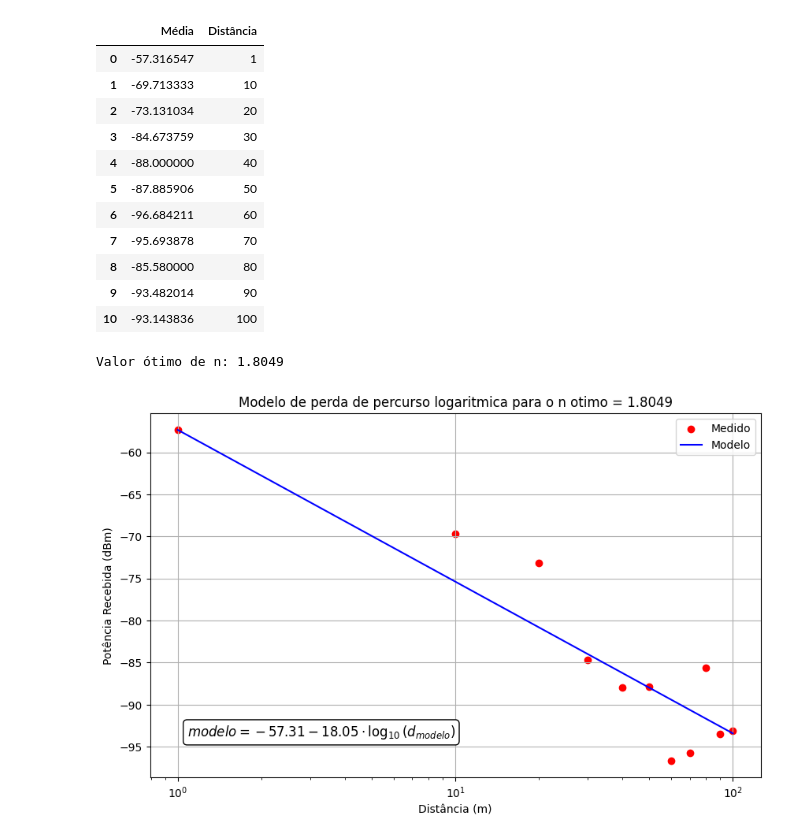
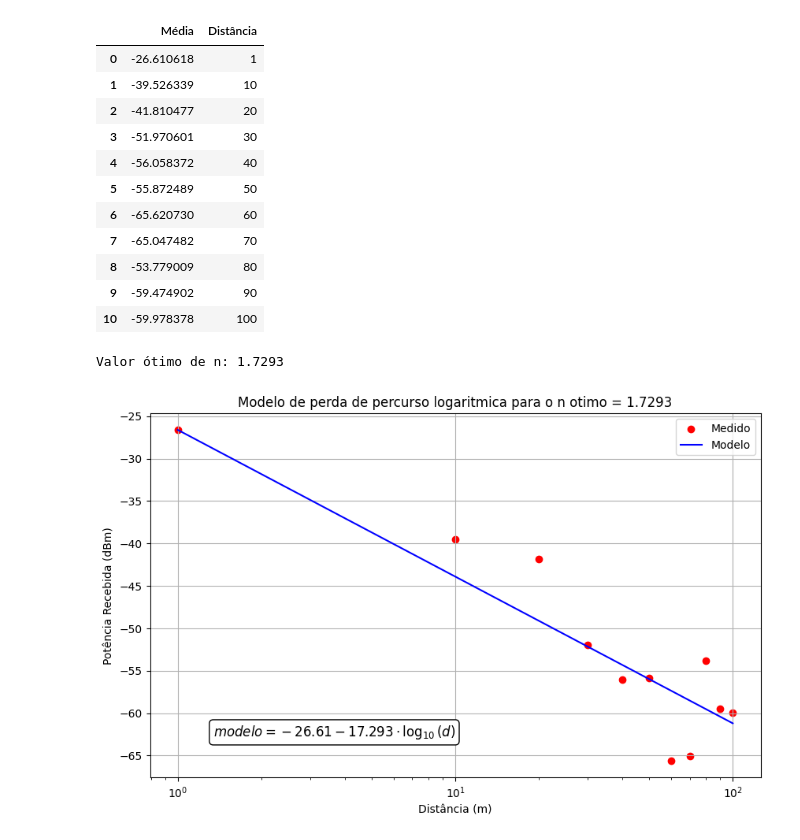
Before and after one commit to daviseemann/ufsc-engineering, a Jupyter notebook: comunicacoes-moveis-EEL7403/MediçãoLarga/tratamento_de_dados.ipynb, the cells around one changed output. Cells and saved outputs as stored; diff of their text form; code cells hidden in the pictures.

Commit message:
adicionar a tarefa larga escala final

```diff
--- a/comunicacoes-moveis-EEL7403/MediçãoLarga/tratamento_de_dados.ipynb
+++ b/comunicacoes-moveis-EEL7403/MediçãoLarga/tratamento_de_dados.ipynb
@@ -31,6 +52,7 @@ def tratar_dados(data_txt):
             ]
         )
     ]
+    data["medida"] = data["medida"].apply(escalar)
     return data
 
 
@@ -43,21 +65,22 @@ def media_das_medidas(data):
     return data
 
 
-def plot_dados(files):
-    for file in files:
-        data = tratar_dados(file)
-        mean = media_das_medidas(data)
-        sns.histplot(data["medida"], kde=True)
-        plt.axvline(mean, color="r", linestyle="--", label=f"Mean: {mean:.2f}")
-        plt.legend()
-        plt.title(f"Media das medidas: {mean}")
-        plt.show()
-        return mean
+def plot_dados(data, media):
+    media = dBm(media)
+    plt.figure(figsize=(10, 6))
+    sns.histplot(data["medida"], kde=True)
+    plt.axvline(media, color="r", linestyle="--", label=f"Mean: {media:.2f}")
+    plt.legend()
+    plt.title(f"Media das medidas: {media}")
+    plt.show()
 
 
 def process(data):
     data = tratar_dados(data)
     mean = media_das_medidas(data)
+    data["medida"] = data["medida"].apply(dBm)
+    plot_dados(data, mean)
+
     return mean
 # %%
 # Função para processar e plotar os dados em subplots
@@ -125,21 +160,21 @@ all_data = process_and_plot(arquivos_medidas)
 # %%
-media_medidas = pd.DataFrame(media_medidas, columns=["Média"])
+media_medidas = pd.DataFrame(dBm(media_medidas), columns=["Média"])
 distancias = np.array([1, 10, 20, 30, 40, 50, 60, 70, 80, 90, 100])
 media_medidas["Distância"] = distancias
 media_medidas
 # %% [output]
 |  | Média | Distância |
-| 0 | -57.316547 | 1 |
-| 1 | -69.713333 | 10 |
-| 2 | -73.131034 | 20 |
-| 3 | -84.673759 | 30 |
-| 4 | -88.000000 | 40 |
-| 5 | -87.885906 | 50 |
-| 6 | -96.684211 | 60 |
-| 7 | -95.693878 | 70 |
-| 8 | -85.580000 | 80 |
-| 9 | -93.482014 | 90 |
-| 10 | -93.143836 | 100 |
+| 0 | -26.610618 | 1 |
+| 1 | -39.526339 | 10 |
+| 2 | -41.810477 | 20 |
+| 3 | -51.970601 | 30 |
+| 4 | -56.058372 | 40 |
+| 5 | -55.872489 | 50 |
+| 6 | -65.620730 | 60 |
+| 7 | -65.047482 | 70 |
+| 8 | -53.779009 | 80 |
+| 9 | -59.474902 | 90 |
+| 10 | -59.978378 | 100 |
 # %%
 TX = 14  # dBm
 fc = 915 * 10**6  # Hz
@@ -163,33 +198,34 @@ def calcular_modelo(distancias, pr_medido, p0=pr_medido[0]):
     modelo = p0 - 10 * n_otimo * np.log10(d_modelo)
 
     # Exibir os resultados
     print(f"Valor ótimo de n: {n_otimo:.4f}")
 
     plt.figure(figsize=(10, 6))
     plt.scatter(distancias, pr_medido, label="Medido", color="red")
     plt.plot(d_modelo, modelo, label="Modelo", color="blue")
     plt.legend()
     plt.xlabel("Distância (m)")
     plt.ylabel("Potência Recebida (dBm)")
     plt.annotate(
-        r"$modelo = -57.31 - 18.05 \cdot \log_{10}(d_{modelo})$",
+        r"$modelo = -26.61 - 17.293 \cdot \log_{10}(d)$",
         xy=(0.5, 0.1),
         xycoords="axes fraction",
         fontsize=12,
         ha="right",
         va="bottom",
         bbox=dict(boxstyle="round", fc="w"),
     )
     plt.title(f"Modelo de perda de percurso logaritmica para o n otimo = {n_otimo:.4f}")
     plt.xscale("log")
     plt.grid(True)
+    plt.savefig("modelo_Larga_escala.pdf")
     plt.show()
 
     return n_otimo, modelo
 
 
 # Chamar a função com os dados disponíveis
 n_otimo, modelo = calcular_modelo(distancias, pr_medido)
 # %% [output]
-Valor ótimo de n: 1.8049
+Valor ótimo de n: 1.7293
-[figure, old version]
+[figure, new version]
```
Also changed, not shown: parts of 4 cells of this notebook, 4 other files.
